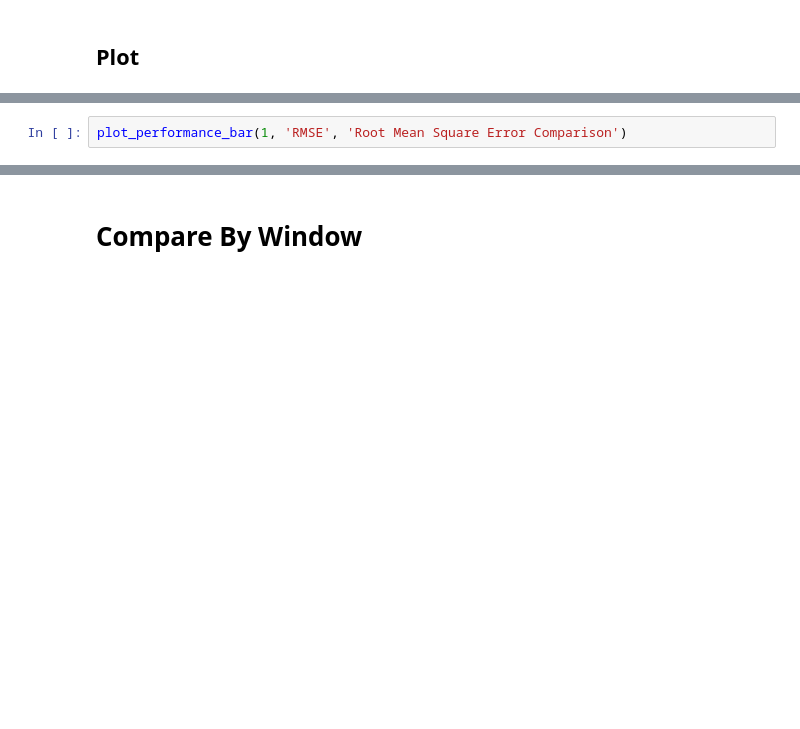
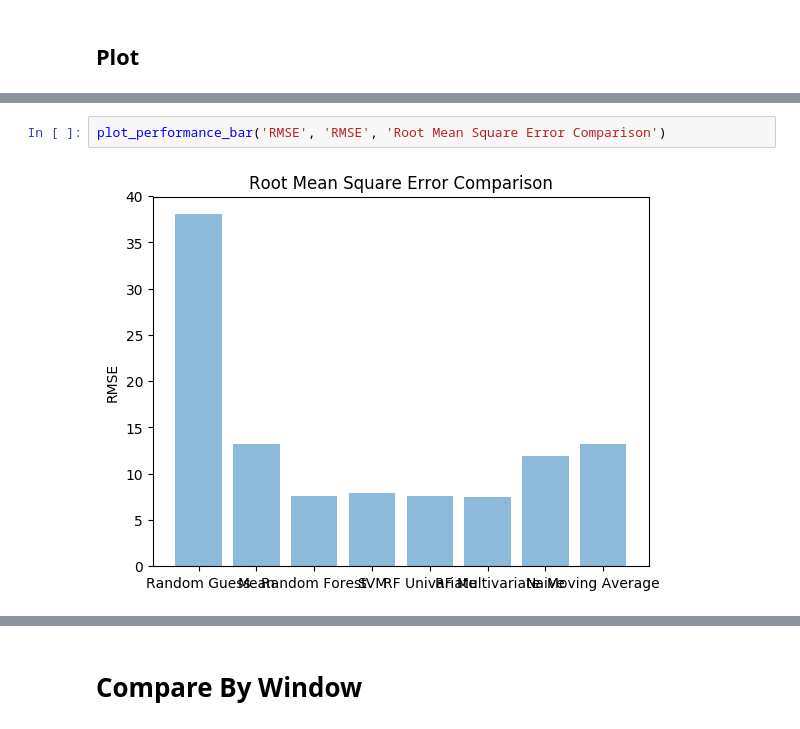
Before and after one commit to claudiosegala/traffic-flow-prediction, a Jupyter notebook: code/tcc.ipynb, the cells around one changed output, grey strips where cells are left out. Cells and saved outputs as stored; diff of their text form; blank space fills up the shorter version.

```diff
--- a/code/tcc.ipynb
+++ b/code/tcc.ipynb
@@ -817,3 +871,5 @@ plot_performance_box(0, 'Seconds', 'Training Time Comparison')
 # %%
-plot_performance_bar(1, 'RMSE', 'Root Mean Square Error Comparison')
+plot_performance_bar('RMSE', 'RMSE', 'Root Mean Square Error Comparison')
+# %% [output]
+[figure, added]
 # %%
```
Also changed, not shown: parts of 36 cells of this notebook.
